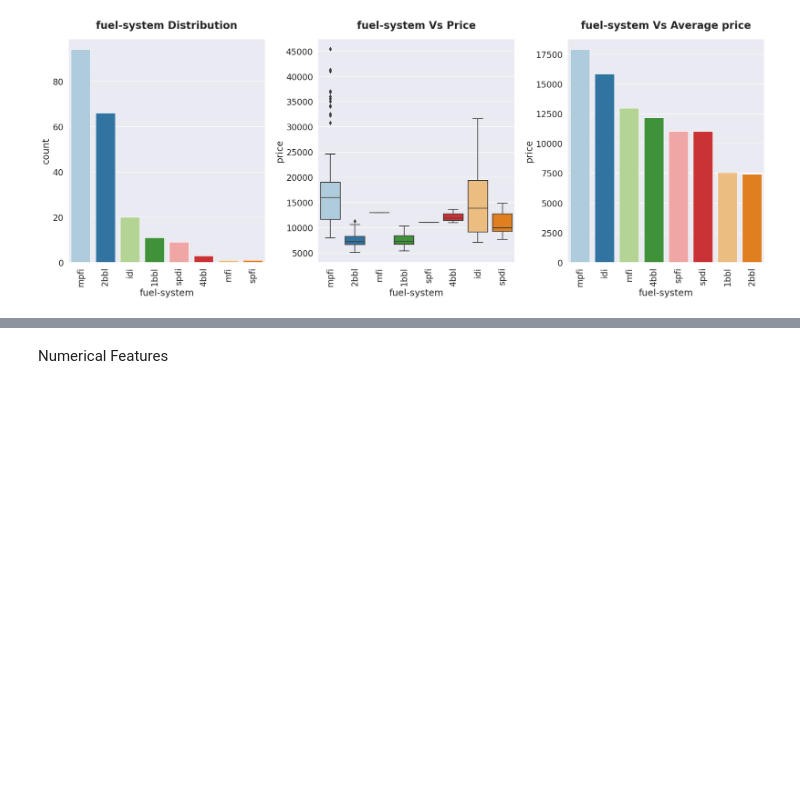
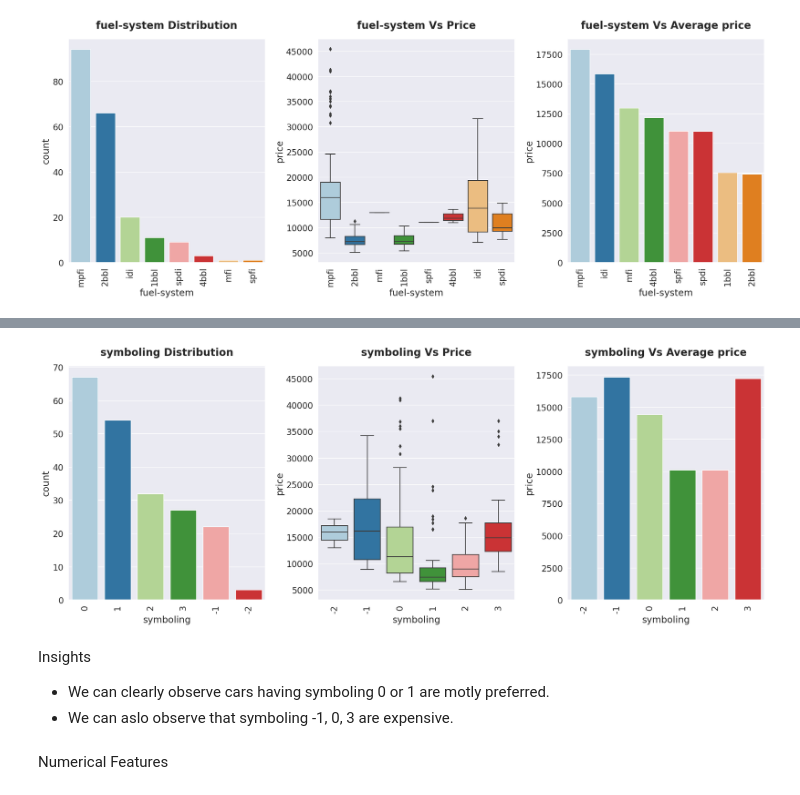
Before and after one commit to ShreeKeshavan/Car_price_prediction, a Jupyter notebook: Car_price_prediction.ipynb, the cells around one changed output, grey strips where cells are left out. Cells and saved outputs as stored; diff of their text form; code cells hidden in the pictures; blank space fills up the shorter version.

```diff
--- a/Car_price_prediction.ipynb
+++ b/Car_price_prediction.ipynb
@@ -393,3 +501,12 @@ Categorical_visualization('fuel-system')
+# %%
+Categorical_visualization('symboling')
+# %% [output]
+[figure, added]
+# %% [markdown]
+Insights
+
+* We can clearly observe cars having symboling 0 or 1 are motly preferred.
+* We can aslo observe that symboling -1, 0, 3 are expensive.
 # %% [markdown]
 Numerical Features
 # %%
```
Also changed, not shown: parts of 15 cells of this notebook.
